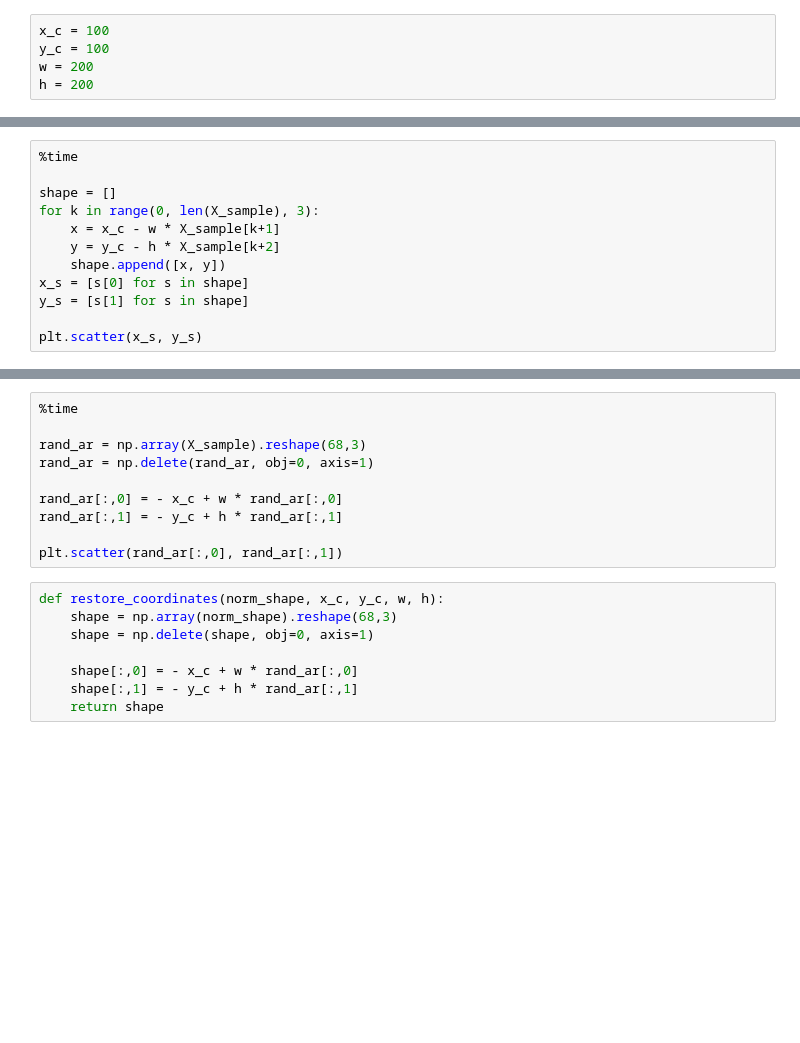
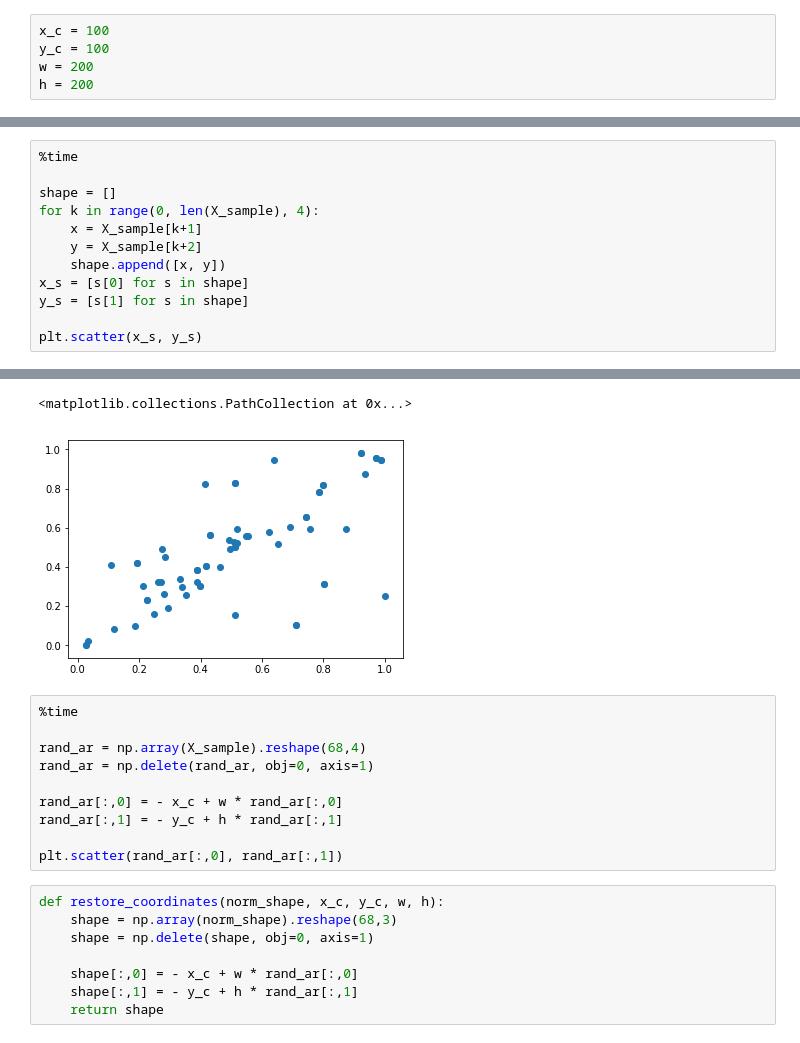
Before and after one commit to yuriimchg/emotions_from_webcam, a Jupyter notebook: training/research.ipynb, the cells around one changed output, grey strips where cells are left out. Cells and saved outputs as stored; diff of their text form; blank space fills up the shorter version.

```diff
--- a/training/research.ipynb
+++ b/training/research.ipynb
@@ -278,11 +311,12 @@ h = 200
 %time
 
 shape = []
-for k in range(0, len(X_sample), 3):
-    x = x_c - w * X_sample[k+1]
-    y = y_c - h * X_sample[k+2]
+for k in range(0, len(X_sample), 4):
+    x = X_sample[k+1]
+    y = X_sample[k+2]
     shape.append([x, y])
 x_s = [s[0] for s in shape]
 y_s = [s[1] for s in shape]
 
 plt.scatter(x_s, y_s)
+# %% [output]
@@ -289,7 +325,9 @@ plt.scatter(x_s, y_s)
+<matplotlib.collections.PathCollection at 0x...>
+[figure, added]
 # %%
 %time
 
-rand_ar = np.array(X_sample).reshape(68,3)
+rand_ar = np.array(X_sample).reshape(68,4)
 rand_ar = np.delete(rand_ar, obj=0, axis=1)
 
 rand_ar[:,0] = - x_c + w * rand_ar[:,0]
```
Also changed, not shown: parts of 22 cells of this notebook.
